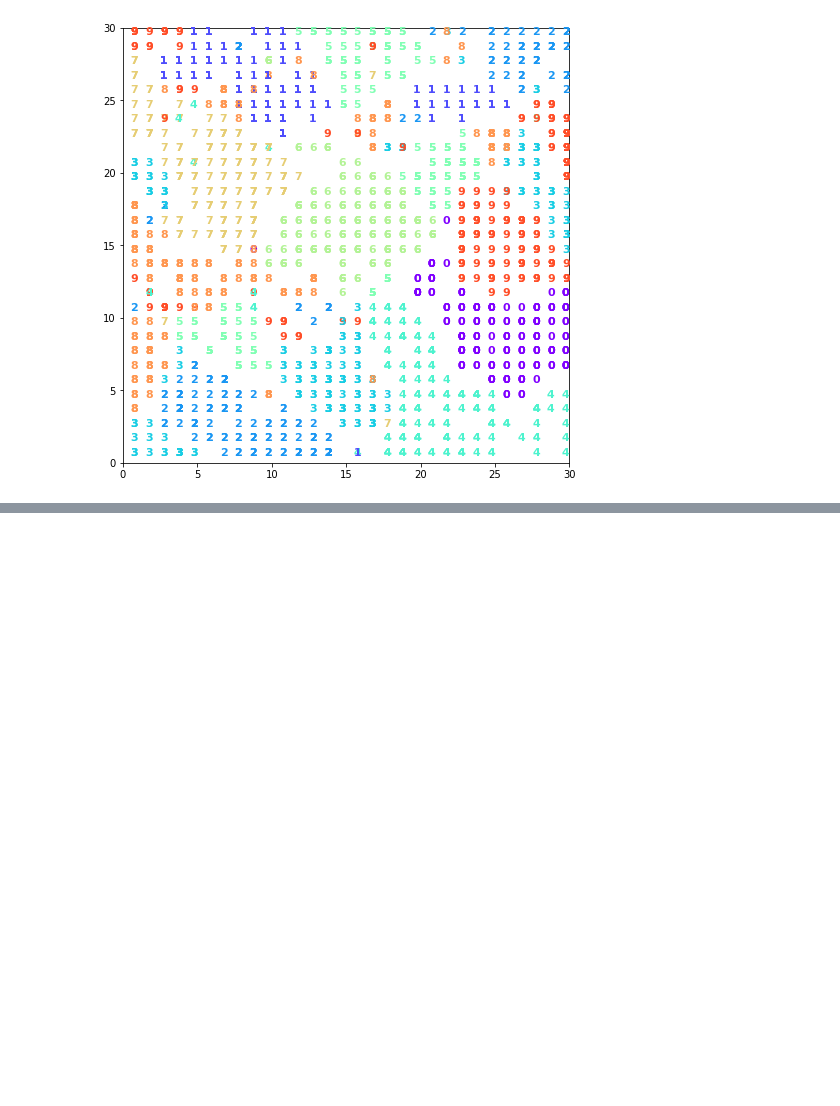
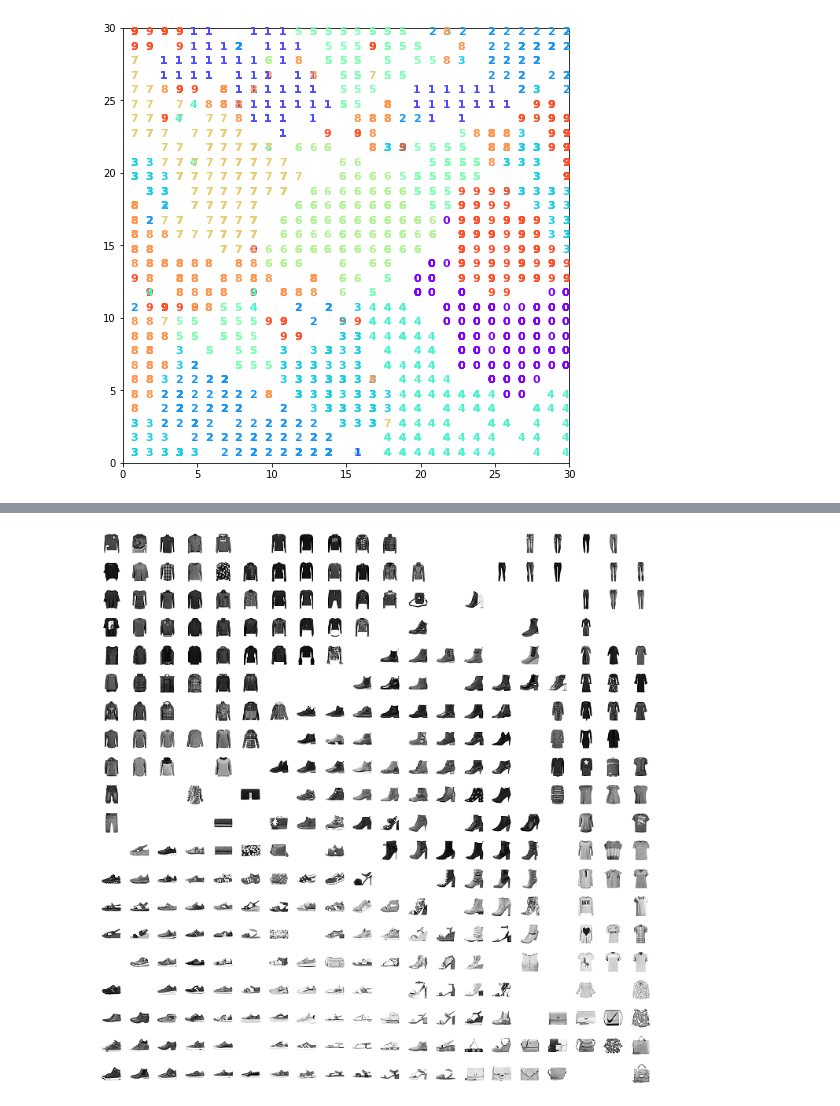
Before and after one commit to moaaztaha/PCA-SOM-ANN, a Jupyter notebook: Untitled.ipynb, the cells around one changed output, grey strips where cells are left out. Cells and saved outputs as stored; diff of their text form; code cells hidden in the pictures; blank space fills up the shorter version.

```diff
--- a/Untitled.ipynb
+++ b/Untitled.ipynb
@@ -57,0 +127,18 @@ plt.show()
+# %%
+plt.figure(figsize=(10, 10), facecolor='white')
+cnt = 0
+for j in reversed(range(20)):  # images mosaic
+    for i in range(20):
+        plt.subplot(20, 20, cnt+1, frameon=False,  xticks=[],  yticks=[])
+        if (i, j) in wmap:
+            plt.imshow(fashion_data[wmap[(i, j)]].reshape(28, 28),
+                       cmap='Greys', interpolation='nearest')
+        else:
+            plt.imshow(np.zeros((8, 8)),  cmap='Greys')
+        cnt = cnt + 1
+
+plt.tight_layout()
+plt.savefig('som_fashion_imgs.png')
+plt.show()
+# %% [output]
+[figure, added]
```
Also changed, not shown: parts of 12 cells of this notebook, 4 other files.
